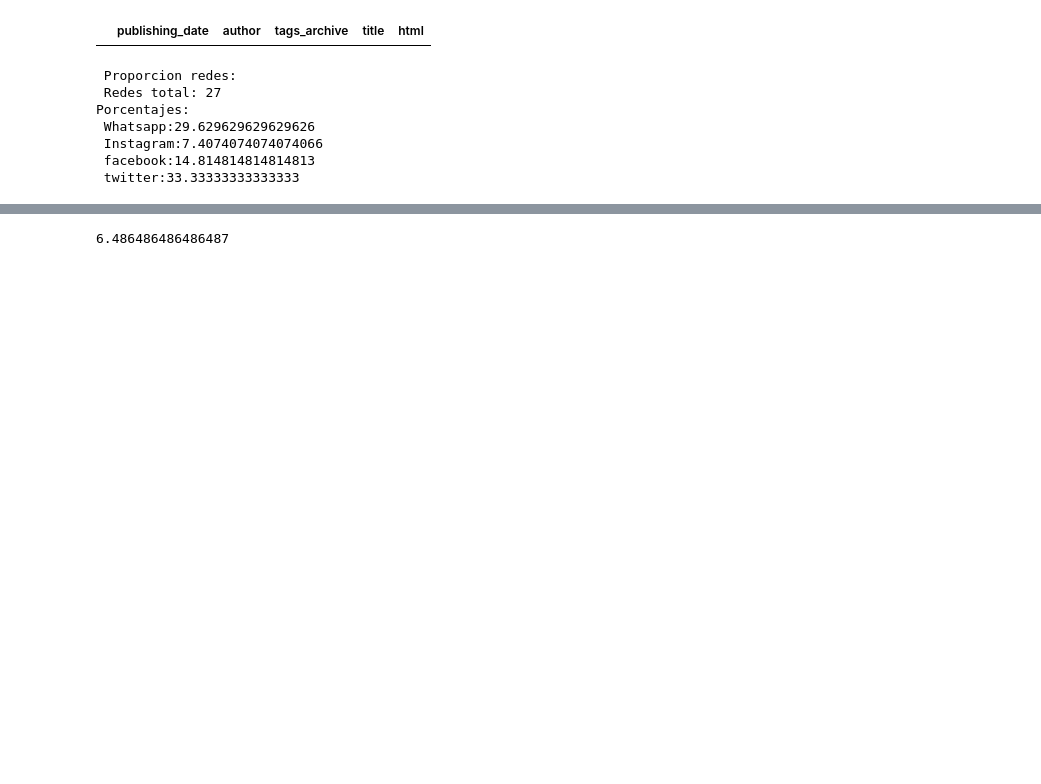
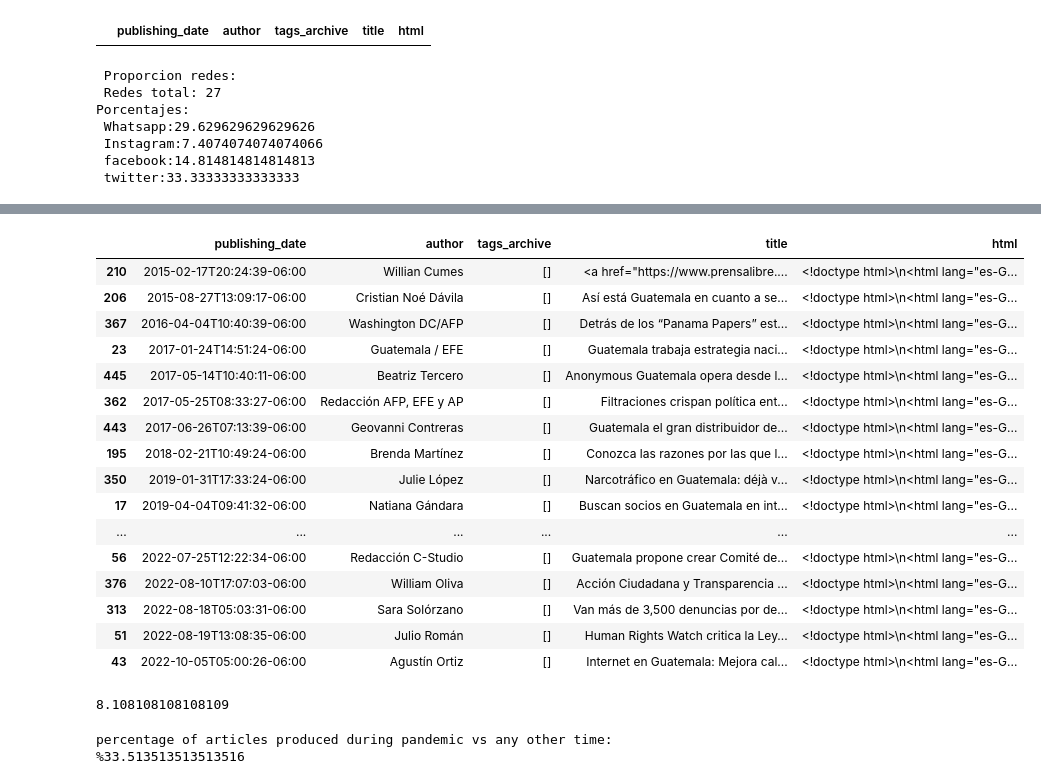
Before and after one commit to JeanPierreMR/PrensaLibre_scraping, a Jupyter notebook: dataCleaning.ipynb, the cells around one changed output, grey strips where cells are left out. Cells and saved outputs as stored; diff of their text form; code cells hidden in the pictures; blank space fills up the shorter version.

```diff
--- a/dataCleaning.ipynb
+++ b/dataCleaning.ipynb
@@ -425,5 +378,41 @@ gt_df
-# %%
-# get % per year
-print(len(gt_df)/len(df)*100)
-# %% [output]
-6.486486486486487
+# %%
+#＼／＼／＼／＼／＼＼／＼／＼- GT ＼／＼／＼／＼／＼＼／＼／＼／＼／＼＼／＼／＼／＼／＼
+keywords = ['guatemala','gt','nacional']
+gt_df = pd.DataFrame(columns=df.columns)
+for kw in keywords:
+    gt_df = pd.concat([gt_df, df[df['title'].str.contains(kw, case=False)]],axis=0)
+gt_df = gt_df.drop_duplicates()
+gt_df.sort_values(by="publishing_date",ascending=True)
+# %% [output]
+|  | publishing_date | author | tags_archive | title | html |
+| 210 | 2015-02-17T20:24:39-06:00 | Willian Cumes | [] | <a href="https://www.prensalibre.... | <!doctype html>\n<html lang="es-G... |
+| 206 | 2015-08-27T13:09:17-06:00 | Cristian Noé Dávila | [] | Así está Guatemala en cuanto a se... | <!doctype html>\n<html lang="es-G... |
+| 367 | 2016-04-04T10:40:39-06:00 | Washington DC/AFP | [] | Detrás de los “Panama Papers” est... | <!doctype html>\n<html lang="es-G... |
+| 23 | 2017-01-24T14:51:24-06:00 | Guatemala / EFE | [] | Guatemala trabaja estrategia naci... | <!doctype html>\n<html lang="es-G... |
+| 445 | 2017-05-14T10:40:11-06:00 | Beatriz Tercero | [] | Anonymous Guatemala opera desde l... | <!doctype html>\n<html lang="es-G... |
+| 362 | 2017-05-25T08:33:27-06:00 | Redacción AFP, EFE y AP | [] | Filtraciones crispan política ent... | <!doctype html>\n<html lang="es-G... |
+| 443 | 2017-06-26T07:13:39-06:00 | Geovanni Contreras | [] | Guatemala el gran distribuidor de... | <!doctype html>\n<html lang="es-G... |
+| 195 | 2018-02-21T10:49:24-06:00 | Brenda Martínez | [] | Conozca las razones por las que l... | <!doctype html>\n<html lang="es-G... |
+| 350 | 2019-01-31T17:33:24-06:00 | Julie López | [] | Narcotráfico en Guatemala: déjà v... | <!doctype html>\n<html lang="es-G... |
+| 17 | 2019-04-04T09:41:32-06:00 | Natiana Gándara | [] | Buscan socios en Guatemala en int... | <!doctype html>\n<html lang="es-G... |
+| ... | ... | ... | ... | ... | ... |
+| 56 | 2022-07-25T12:22:34-06:00 | Redacción C-Studio | [] | Guatemala propone crear Comité de... | <!doctype html>\n<html lang="es-G... |
+| 376 | 2022-08-10T17:07:03-06:00 | William Oliva | [] | Acción Ciudadana y Transparencia ... | <!doctype html>\n<html lang="es-G... |
+| 313 | 2022-08-18T05:03:31-06:00 | Sara Solórzano | [] | Van más de 3,500 denuncias por de... | <!doctype html>\n<html lang="es-G... |
+| 51 | 2022-08-19T13:08:35-06:00 | Julio Román | [] | Human Rights Watch critica la Ley... | <!doctype html>\n<html lang="es-G... |
+| 43 | 2022-10-05T05:00:26-06:00 | Agustín Ortiz | [] | Internet en Guatemala: Mejora cal... | <!doctype html>\n<html lang="es-G... |
+# %%
+# year = ['2001','2002','2003','2004','2005','2006','2007','2008','2009','2010','2011','2012','2013','2014','2015','2016','2017','2018','2019','2020','2021','2022']
+# for y in year:
+#     year_200x = (gt_df['publishing_date'] > f'{y}-01-01') & (gt_df['publishing_date'] <= f'{y}-12-31')
+# get % per all articles
+print(len(gt_df)/len(df)*100)
+# %% [output]
+8.108108108108109
+# %%
+# https://www.cdc.gov/museum/timeline/covid19.html
+covidtimeline = (df['publishing_date'] > '2019-12-12') & (df['publishing_date'] <= '2022-06-08')
+covid_time_articles = df.loc[covidtimeline]
+print("percentage of articles produced during pandemic vs any other time: %"+str(len(covid_time_articles)/len(df)*100))
+# %% [output]
+percentage of articles produced during pandemic vs any other time: %33.513513513513516
```
Also changed, not shown: parts of 7 cells of this notebook, 11 other files.
